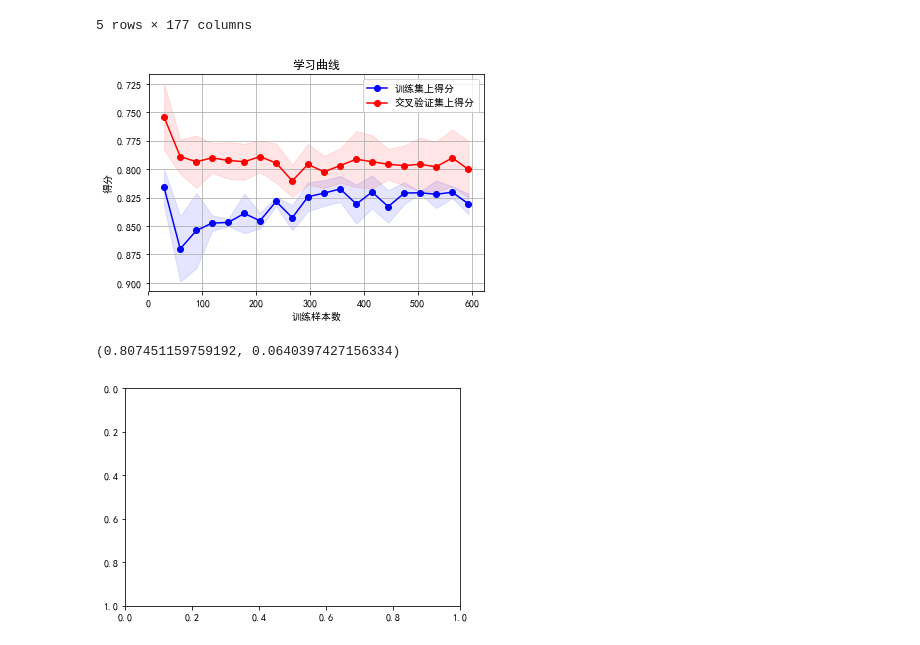
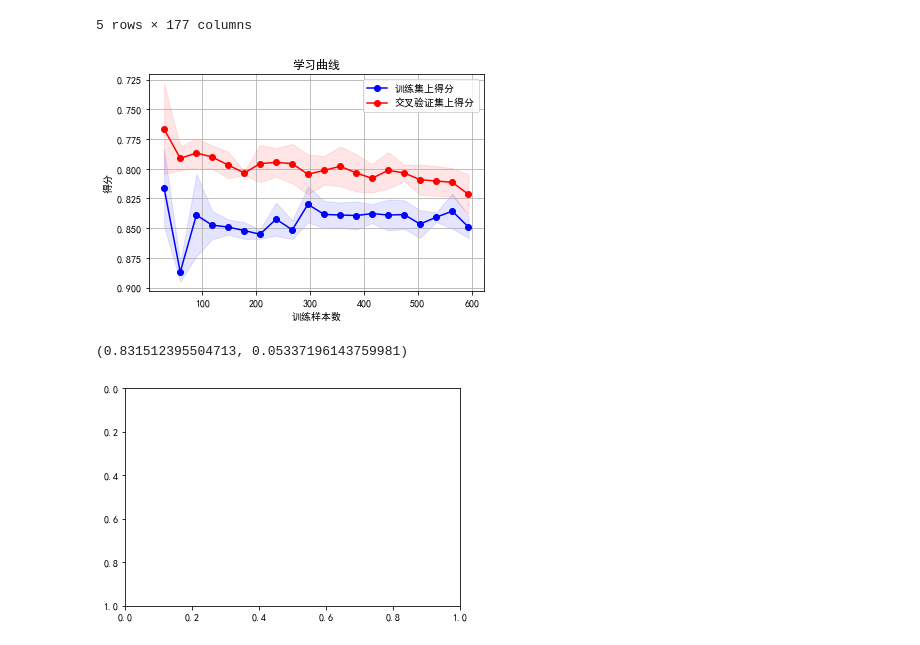
Before and after one commit to cyoukou7/mlwork-Titanic, a Jupyter notebook: Titanic.ipynb, the cells around one changed output. Saved outputs shown, nothing was run; the diff lists cells and outputs as text; code cells hidden in the pictures.

```diff
--- a/Titanic.ipynb
+++ b/Titanic.ipynb
@@ -584,23 +584,23 @@ test_data_X_sd = ss2.transform(test_data_X)
 # %%
 #随机森林
 from sklearn.ensemble import RandomForestClassifier
 
-rf = RandomForestClassifier(n_estimators=150,min_samples_leaf=4,max_depth=4,oob_score=True)
+rf = RandomForestClassifier(n_estimators=150,min_samples_split=4,min_samples_leaf=4,max_depth=10,oob_score=True)
 rf.fit(train_data_X,train_data_Y)
 
 
 data_test["Survived"] = rf.predict(test_data_X)
 RF = data_test[['PassengerId','Survived']].set_index('PassengerId')
 RF.to_csv('RF.csv')
 """
 predictions = rf.predict(test_data_X)
 result = pd.DataFrame({'PassengerId':df_test['PassengerId'].values, 'Survived':predictions.astype(np.int32)})
 result.to_csv("RF.csv", index=False)
 
 """
 
 plot_learning_curve(rf, u"学习曲线", train_data_X, train_data_Y)
 # %% [output]
-[figure, old version]
+[figure, new version]
-(0.807451159759192, 0.0640397427156334)
+(0.831512395504713, 0.05337196143759981)
 [figure]
```
Also changed, not shown: parts of 17 cells of this notebook.
